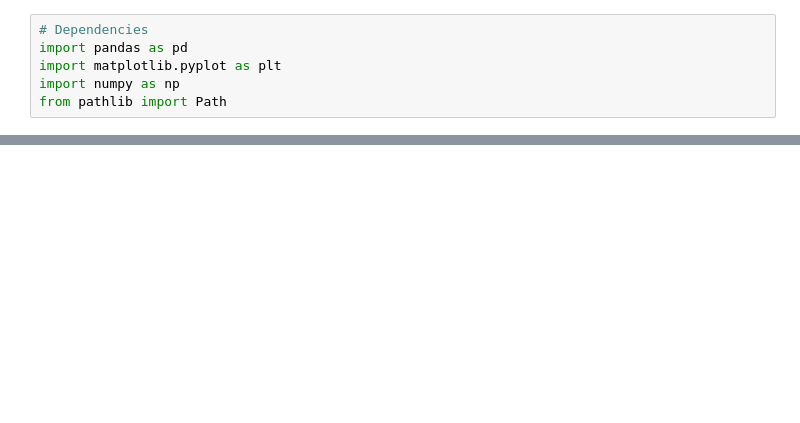
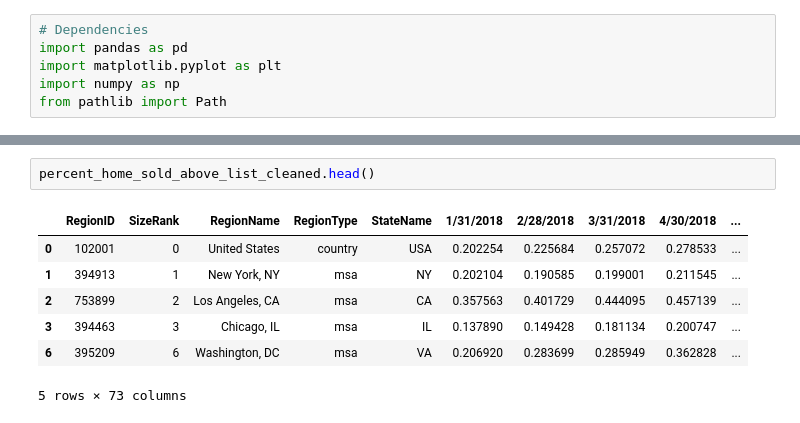
Before and after one commit to josephlomas/Project1_GroupRepo, a Jupyter notebook: real_estate_eda.ipynb, the cells around one changed output, grey strips where cells are left out. Cells and saved outputs as stored; diff of their text form; blank space fills up the shorter version.

```diff
--- a/real_estate_eda.ipynb
+++ b/real_estate_eda.ipynb
@@ -50,0 +72,10 @@ print(rent_index_by_region)
+# %%
+percent_home_sold_above_list_cleaned.head()
+# %% [output]
+|  | RegionID | SizeRank | RegionName | RegionType | StateName | 1/31/2018 | 2/28/2018 | 3/31/2018 | 4/30/2018 | ... |
+| 0 | 102001 | 0 | United States | country | USA | 0.202254 | 0.225684 | 0.257072 | 0.278533 | ... |
+| 1 | 394913 | 1 | New York, NY | msa | NY | 0.202104 | 0.190585 | 0.199001 | 0.211545 | ... |
+| 2 | 753899 | 2 | Los Angeles, CA | msa | CA | 0.357563 | 0.401729 | 0.444095 | 0.457139 | ... |
+| 3 | 394463 | 3 | Chicago, IL | msa | IL | 0.137890 | 0.149428 | 0.181134 | 0.200747 | ... |
+| 6 | 395209 | 6 | Washington, DC | msa | VA | 0.206920 | 0.283699 | 0.285949 | 0.362828 | ... |
+5 rows × 73 columns
```
Also changed, not shown: parts of 25 cells of this notebook.
